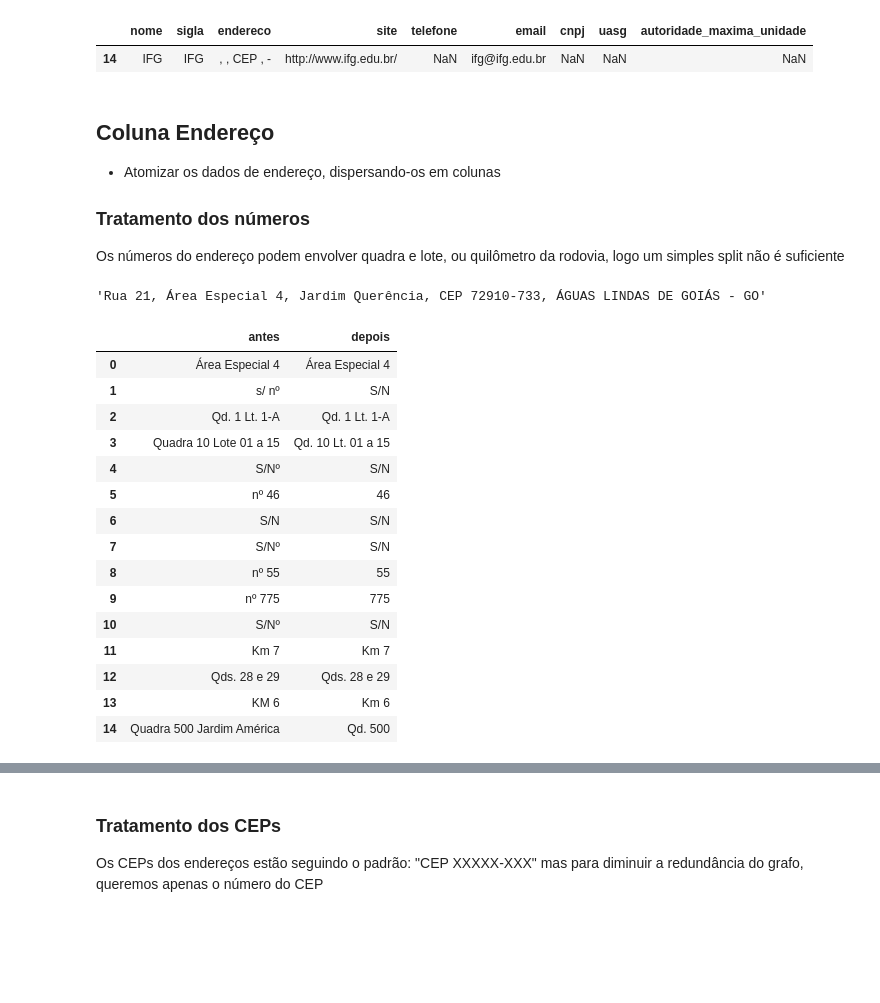
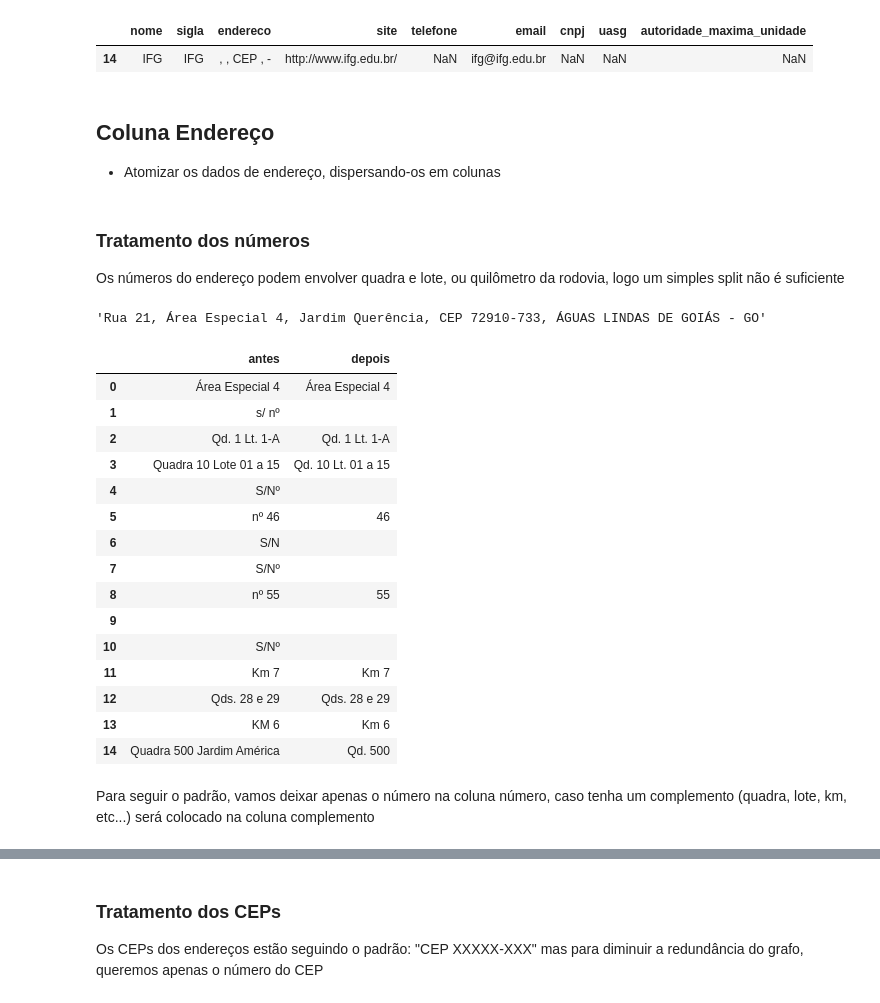
Before and after one commit to marcelsby/tcc-ifg-kg, a Jupyter notebook: notebooks/dados_abertos/Preprocessing Unidades.ipynb, the cells around one changed output, grey strips where cells are left out. Cells and saved outputs as stored; diff of their text form; code cells hidden in the pictures; blank space fills up the shorter version.

```diff
--- a/notebooks/dados_abertos/Preprocessing Unidades.ipynb
+++ b/notebooks/dados_abertos/Preprocessing Unidades.ipynb
@@ -36,10 +37,10 @@ unidades.drop(index=14, inplace=True)
 ## Coluna Endereço
 
 - Atomizar os dados de endereço, dispersando-os em colunas
-
-### Tratamento dos números
-
-Os números do endereço podem envolver quadra e lote, ou quilômetro da rodovia, logo um simples split não é suficiente
+# %% [markdown]
+### Tratamento dos números
+
+Os números do endereço podem envolver quadra e lote, ou quilômetro da rodovia, logo um simples split não é suficiente
 # %%
 unidades["endereco"][0]
 # %% [output]
@@ -69,46 +70,48 @@ for endereco in enderecos_cleaned:
 # Lote    -> Lt.
 # nº 64   -> 64
 # km 89   -> Km 89
 numeros = []
 
 for endereco in enderecos_cleaned:
-    sem_numero_regex = r"s\/\s*nº"
+    sem_numero_regex = r"s\/\s*nº?"
     num_ordinal_regex = r"nº\s*"
     quilometro_regex = r"km\s*"
 
     if re.match(r"(qd\.?\s|lt\.?\s)", " ".join(endereco[1:3]).lower(), flags=re.IGNORECASE):
         numero_composto = " ".join(endereco[1:3])
         numero_composto = re.sub(r"qd\.?", "Qd.", numero_composto, flags=re.IGNORECASE)
         numero_composto = re.sub(r"lt\.?", "Lt.", numero_composto, flags=re.IGNORECASE)
         numeros.append(numero_composto)
     elif "quadra" in endereco[1].lower() and "lote" in endereco[2].lower():
         numeros.append(" ".join(endereco[1:3]).lower().replace("quadra", "Qd.").replace("lote", "Lt."))
     elif "quadra" in endereco[1].lower():
         numeros.append(endereco[1].lower().replace("quadra", "Qd."))
     elif re.match(sem_numero_regex, endereco[1], re.IGNORECASE) != None:
-        numeros.append(re.sub(sem_numero_regex, "S/N", endereco[1], flags=re.IGNORECASE))
+        numeros.append(re.sub(sem_numero_regex, "", endereco[1], flags=re.IGNORECASE))
     elif re.match(num_ordinal_regex, endereco[1], re.IGNORECASE):
         numeros.append(re.sub(num_ordinal_regex, "", endereco[1], flags=re.IGNORECASE))
     elif re.match(quilometro_regex, endereco[1], re.IGNORECASE):
         numeros.append(re.sub(quilometro_regex, "Km ", endereco[1], flags=re.IGNORECASE))
     else:
         numeros.append(endereco[1])
 
 pd.DataFrame({"antes": numeros_before, "depois": numeros})
 # %% [output]
 |  | antes | depois |
 | 0 | Área Especial 4 | Área Especial 4 |
-| 1 | s/ nº | S/N |
+| 1 | s/ nº |  |
 | 2 | Qd. 1 Lt. 1-A | Qd. 1 Lt. 1-A |
 | 3 | Quadra 10 Lote 01 a 15 | Qd. 10 Lt. 01 a 15 |
-| 4 | S/Nº | S/N |
+| 4 | S/Nº |  |
 | 5 | nº 46 | 46 |
-| 6 | S/N | S/N |
-| 7 | S/Nº | S/N |
+| 6 | S/N |  |
+| 7 | S/Nº |  |
 | 8 | nº 55 | 55 |
-| 9 | nº 775 | 775 |
-| 10 | S/Nº | S/N |
+| 9 |  |  |
+| 10 | S/Nº |  |
 | 11 | Km 7 | Km 7 |
 | 12 | Qds. 28 e 29 | Qds. 28 e 29 |
 | 13 | KM 6 | Km 6 |
 | 14 | Quadra 500 Jardim América | Qd. 500 |
+# %% [markdown]
+Para seguir o padrão, vamos deixar apenas o número na coluna número, caso tenha um complemento (quadra, lote, km, etc...) será colocado na coluna complemento
```
Also changed, not shown: parts of 10 cells of this notebook, 2 other files.
